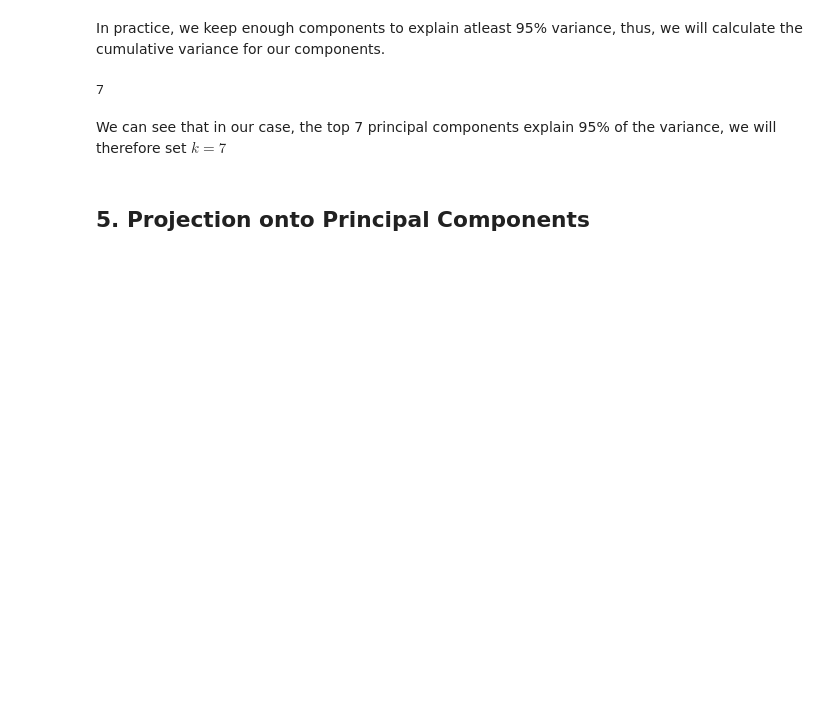
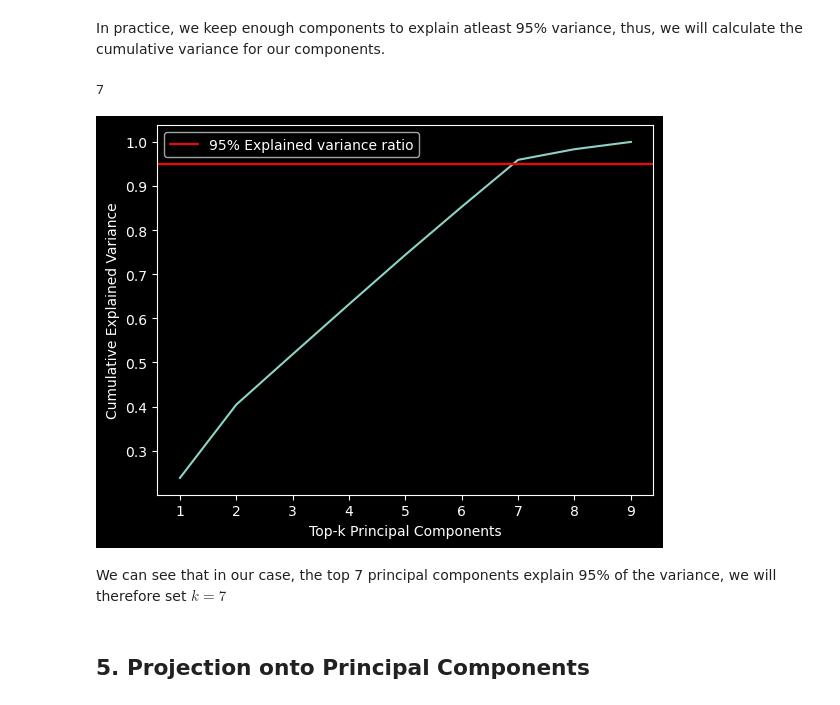
Before and after one commit to partzel/household_expenditure_pca, a Jupyter notebook: notebooks/2.0_ad_principal_component_analysis.ipynb, the cells around one changed output. Cells and saved outputs as stored; diff of their text form; code cells hidden in the pictures; blank space fills up the shorter version.

Commit message:
switched explained variance line plot to matplotlib

```diff
--- a/notebooks/2.0_ad_principal_component_analysis.ipynb
+++ b/notebooks/2.0_ad_principal_component_analysis.ipynb
@@ -127,12 +127,14 @@ k
 # %% [output]
 7
 # %%
-fig = px.line(x=np.arange(1, len(explained_variance_ratio) + 1), y=cumulative_var, title='Cumulative Explained Variance')
-fig.update_layout(
-    xaxis_title='Top-k Principal Components',
-    yaxis_title='Cumulative Explained Variance'
-)
-fig.show()
+plt.plot(np.arange(1, len(explained_variance_ratio) + 1), cumulative_var)
+plt.axhline(0.95, c="r", label="95% Explained variance ratio")
+plt.xlabel("Top-k Principal Components")
+plt.ylabel("Cumulative Explained Variance")
+plt.legend()
+plt.show()
+# %% [output]
+[figure, added]
 # %% [markdown]
 We can see that in our case, the top 7 principal components explain 95% of the variance, we will therefore set $k = 7$
 # %% [markdown]
```
